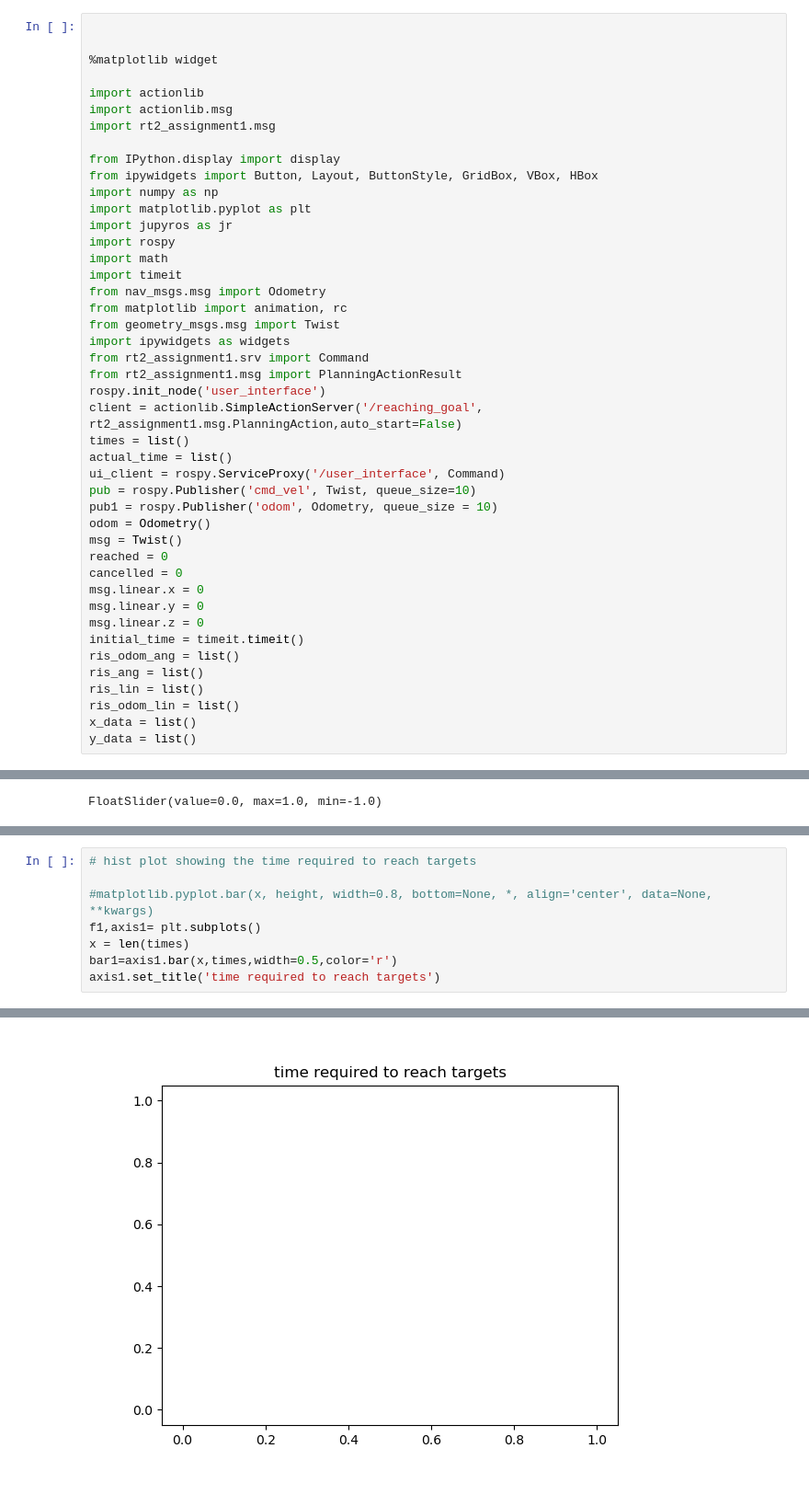
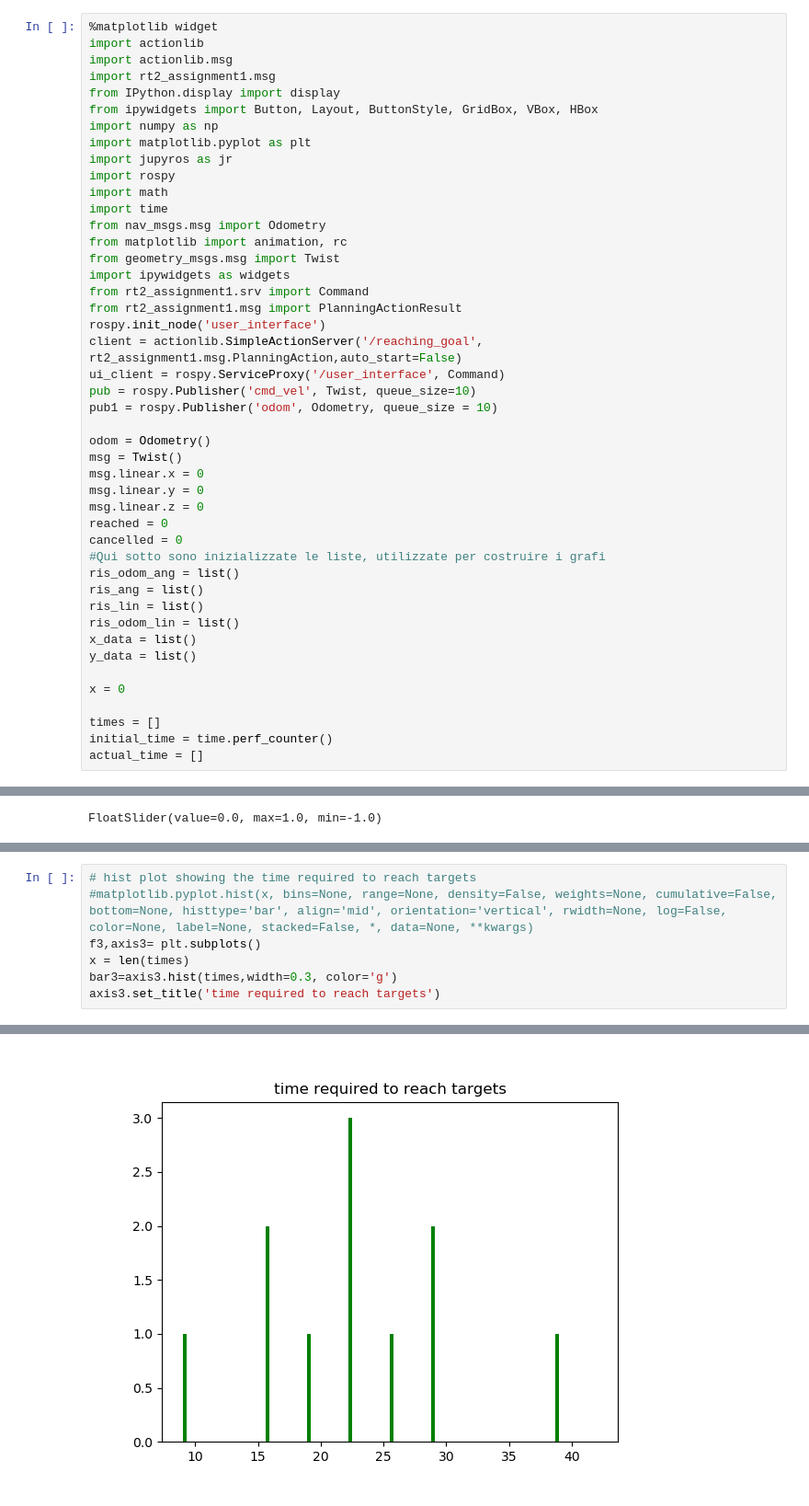
Before and after one commit to Imdimark/ResearchTrack2_ROS1_ROS2, a Jupyter notebook: Assignment2_ui.ipynb, the cells around one changed output, grey strips where cells are left out. Shown at 92% size. Cells and saved outputs as stored; diff of their text form.

```diff
--- a/Assignment2_ui.ipynb
+++ b/Assignment2_ui.ipynb
@@ -15,14 +15,10 @@ The "user interface" node has been replaced by jupyter + matplotlib. Through the
 2. ee
 3. Run all cell of this Jupyter notebook.
 # %%
-
-
 %matplotlib widget
-
 import actionlib
 import actionlib.msg
 import rt2_assignment1.msg
-
 from IPython.display import display
 from ipywidgets import Button, Layout, ButtonStyle, GridBox, VBox, HBox
 import numpy as np
@@ -30,7 +26,7 @@ import matplotlib.pyplot as plt
 import jupyros as jr
 import rospy
 import math
-import timeit
+import time
 from nav_msgs.msg import Odometry
 from matplotlib import animation, rc
 from geometry_msgs.msg import Twist
@@ -39,25 +35,30 @@ from rt2_assignment1.srv import Command
 from rt2_assignment1.msg import PlanningActionResult
 rospy.init_node('user_interface')
 client = actionlib.SimpleActionServer('/reaching_goal', rt2_assignment1.msg.PlanningAction,auto_start=False)
-times = list()
-actual_time = list()
 ui_client = rospy.ServiceProxy('/user_interface', Command)
 pub = rospy.Publisher('cmd_vel', Twist, queue_size=10)
 pub1 = rospy.Publisher('odom', Odometry, queue_size = 10)
+
 odom = Odometry()
 msg = Twist()
-reached = 0
-cancelled = 0
 msg.linear.x = 0
 msg.linear.y = 0
 msg.linear.z = 0
-initial_time = timeit.timeit()
+reached = 0
+cancelled = 0
+#Qui sotto sono inizializzate le liste, utilizzate per costruire i grafi
 ris_odom_ang = list()
 ris_ang = list()
 ris_lin = list()
 ris_odom_lin = list()
 x_data = list()
 y_data = list()
+
+x = 0
+
+times = []
+initial_time = time.perf_counter()
+actual_time = []
 # %%
 print("\nPress 1 to start the robot, 0 to stop the robot ")
 
@@ -249,11 +258,10 @@ Text(0.5, 1.0, ' number of reached targets and cancelled targets')
 # %%
 # hist plot showing the time required to reach targets
-
-#matplotlib.pyplot.bar(x, height, width=0.8, bottom=None, *, align='center', data=None, **kwargs)
-f1,axis1= plt.subplots()
+#matplotlib.pyplot.hist(x, bins=None, range=None, density=False, weights=None, cumulative=False, bottom=None, histtype='bar', align='mid', orientation='vertical', rwidth=None, log=False, color=None, label=None, stacked=False, *, data=None, **kwargs)
+f3,axis3= plt.subplots()
 x = len(times)
-bar1=axis1.bar(x,times,width=0.5,color='r')
-axis1.set_title('time required to reach targets')
+bar3=axis3.hist(times,width=0.3, color='g')
+axis3.set_title('time required to reach targets')
 # %% [output]
 Text(0.5, 1.0, 'time required to reach targets')
-[figure, old version]
+[figure, new version]
```
Also changed, not shown: parts of 10 cells of this notebook.
